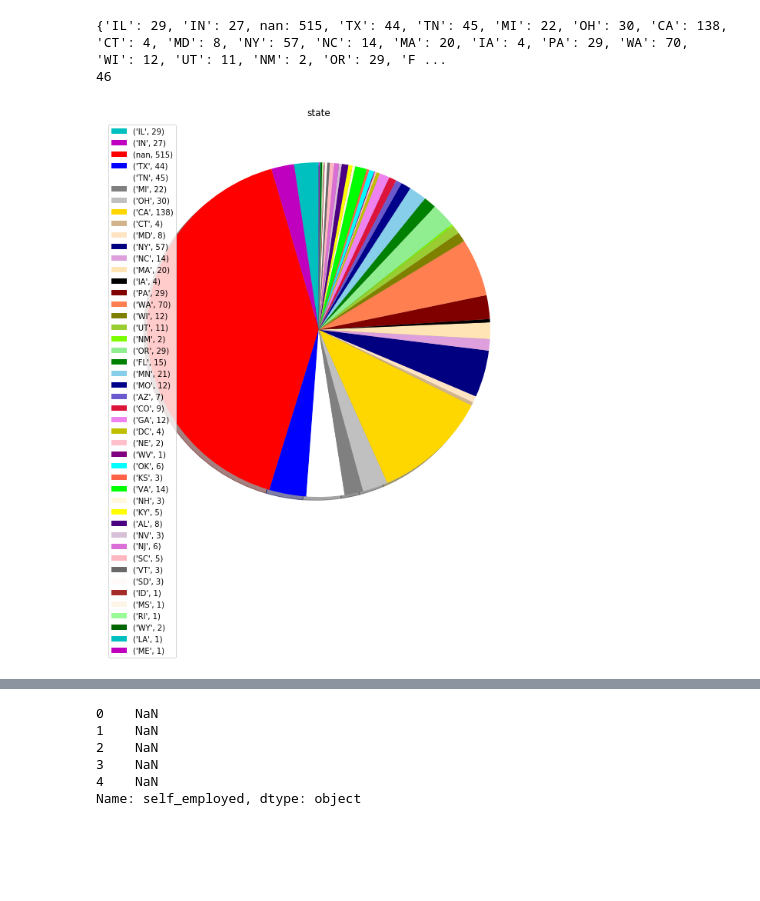
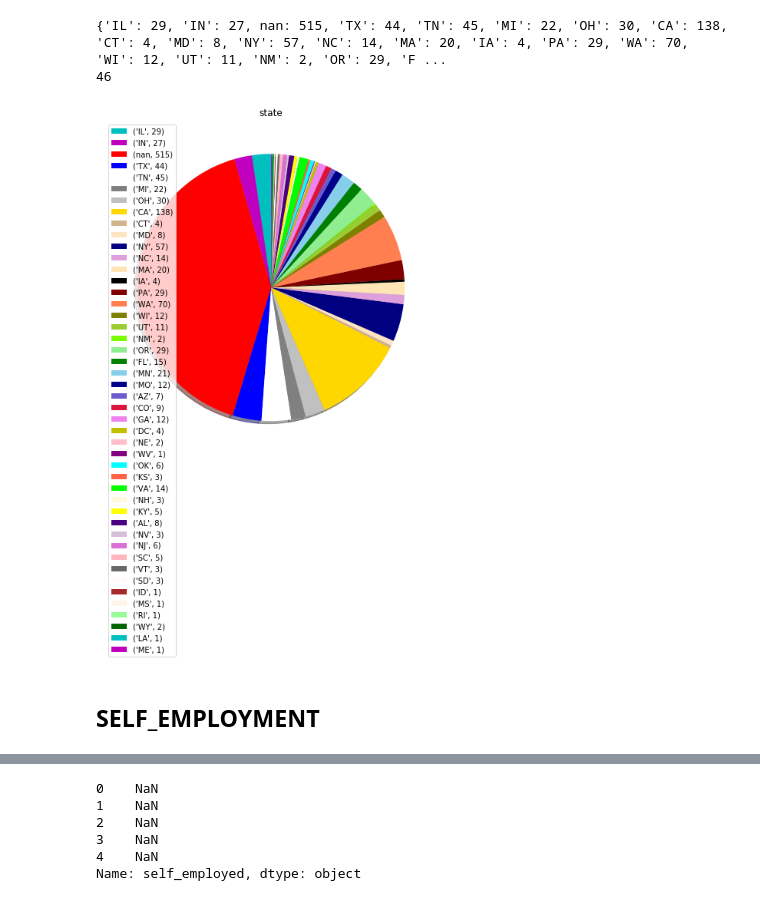
Before and after one commit to deepthiss31/Mental-Health-Analysis-in-Tech, a Jupyter notebook: codepy.ipynb, the cells around one changed output, grey strips where cells are left out. Drawn from its saved outputs; the diff is of its cells as text; code cells hidden in the pictures; blank space fills up the shorter version.

```diff
--- a/codepy.ipynb
+++ b/codepy.ipynb
@@ -3,7 +14,7 @@ import pandas as pd
 import numpy as np
 import matplotlib.pyplot as plt
 # %%
-col = pd.read_csv('survey.csv')
+col = pd.read_csv(r'C:\Users\HP\Desktop\intern.csv')
 # %%
 col.iloc[:,3].head()
 # %% [output]
@@ -39,8 +50,8 @@ cols=['c','m','r','b','w','gray','silver','gold','tan','bisque','navy','plum','m
       'tomato','lime','cornsilk','yellow','indigo','thistle','orchid','lightpink','dimgray','snow','brown','oldlace',
       'palegreen','darkgreen','seagreen','aliceblue']
 fig_size = plt.rcParams["figure.figsize"]
-fig_size[0]=10
-fig_size[1]=10
+fig_size[0]=8
+fig_size[1]=8
 plt.rcParams["figure.figsize"] = fig_size
 
 plt.pie(slices,labels=None,colors=cols,startangle=90,shadow=True)
@@ -79,8 +96,8 @@ cols=['c','m','r','b','w','gray','silver','gold','tan','bisque','navy','plum','m
       'tomato','lime','cornsilk','yellow','indigo','thistle','orchid','lightpink','dimgray','snow','brown','oldlace',
       'palegreen','darkgreen','seagreen','aliceblue','black']
 fig_size = plt.rcParams["figure.figsize"]
-fig_size[0]=10
-fig_size[1]=10
+fig_size[0]=8
+fig_size[1]=8
 plt.rcParams["figure.figsize"] = fig_size
 
 plt.pie(slices,labels=None,colors=cols,startangle=90,shadow=True)
@@ -119,8 +144,8 @@ cols=['c','m','r','b','w','gray','silver','gold','tan','bisque','navy','plum','m
       'tomato','lime','cornsilk','yellow','indigo','thistle','orchid','lightpink','dimgray','snow','brown','oldlace',
       'palegreen','darkgreen','seagreen','aliceblue','brown','green','pink','violet','darkblue']
 fig_size = plt.rcParams["figure.figsize"]
-fig_size[0]=10
-fig_size[1]=10
+fig_size[0]=8
+fig_size[1]=8
 plt.rcParams["figure.figsize"] = fig_size
 
 plt.pie(slices,labels=None,colors=cols,startangle=90,shadow=True)
@@ -154,18 +181,20 @@ print(len((state_dict)))
 # %%
 activities=list(state_dict.keys())
 slices=list(state_dict.values())
 cols=['c','m','r','b','w','gray','silver','gold','tan','bisque','navy','plum','moccasin','k','maroon','coral','olive',
       'yellowgreen','lawngreen','lightgreen','g','skyblue','darkblue','slateblue','crimson','violet','y','pink','purple','aqua',
       'tomato','lime','cornsilk','yellow','indigo','thistle','orchid','lightpink','dimgray','snow','brown','oldlace',
       'palegreen','darkgreen']
 fig_size = plt.rcParams["figure.figsize"]
-fig_size[0]=10
-fig_size[1]=10
+fig_size[0]=8
+fig_size[1]=8
 plt.rcParams["figure.figsize"] = fig_size
 
 plt.pie(slices,labels=None,colors=cols,startangle=90,shadow=True)
 plt.legend(state_dict.items())
 plt.title('state')
 plt.show()
 # %% [output]
-[figure, old version]
+[figure, new version]
+# %% [markdown]
+## SELF_EMPLOYMENT
```
Also changed, not shown: parts of 65 cells of this notebook.
